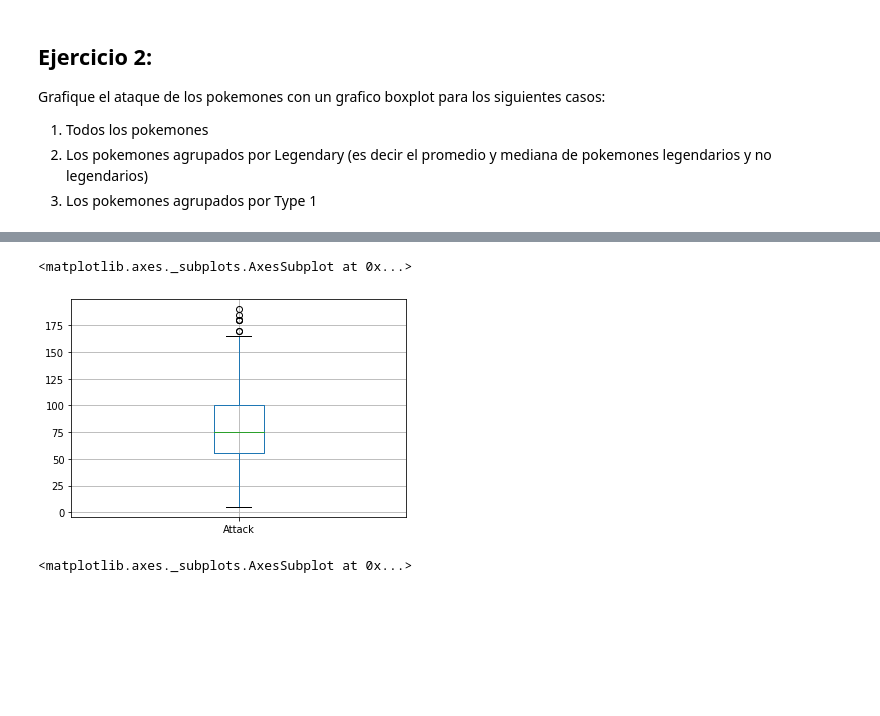
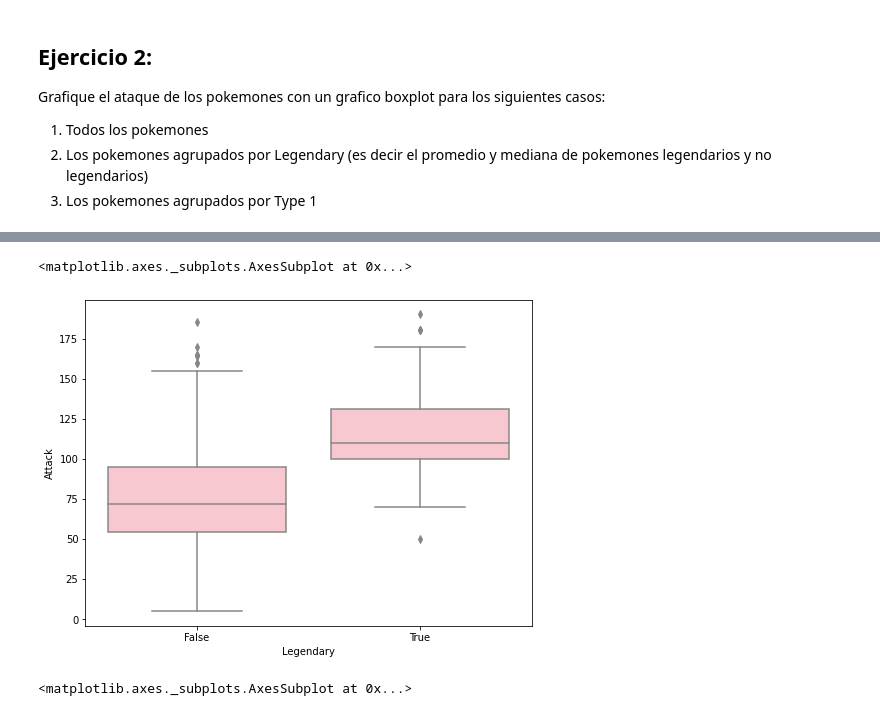
Before and after one commit to CarolinaGarcia19/Clase1, a Jupyter notebook: Taller_semana_5.ipynb, the cells around one changed output, grey strips where cells are left out. Cells and saved outputs as stored; diff of their text form; code cells hidden in the pictures; blank space fills up the shorter version.

```diff
--- a/Taller_semana_5.ipynb
+++ b/Taller_semana_5.ipynb
@@ -130,7 +126,8 @@ TypeError: ignored
-# %%
-#Ataque pokemones tipo 1
-df[["Type 1","Attack"]].boxplot()
-# %% [output]
-<matplotlib.axes._subplots.AxesSubplot at 0x...>
-[figure, removed]
+# %%
+#2.2. Pokemones agrupados por legendarios y no legendarios
+plt.subplots(figsize=(8,6))
+sns.boxplot(x="Legendary", y="Attack",data= df, color="pink")
+# %% [output]
+<matplotlib.axes._subplots.AxesSubplot at 0x...>
+[figure, added]
 # %%
```
Also changed, not shown: parts of 6 cells of this notebook.
